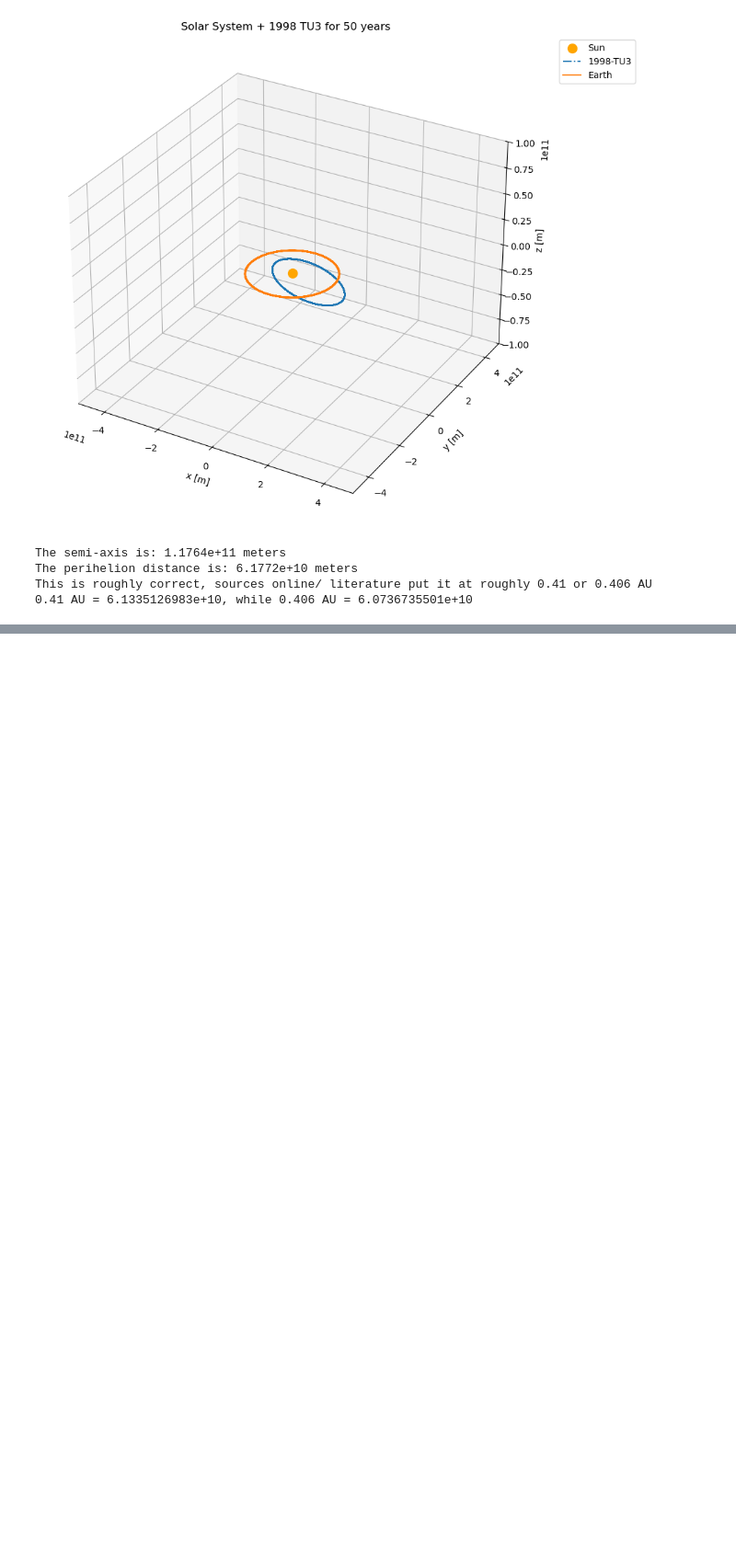
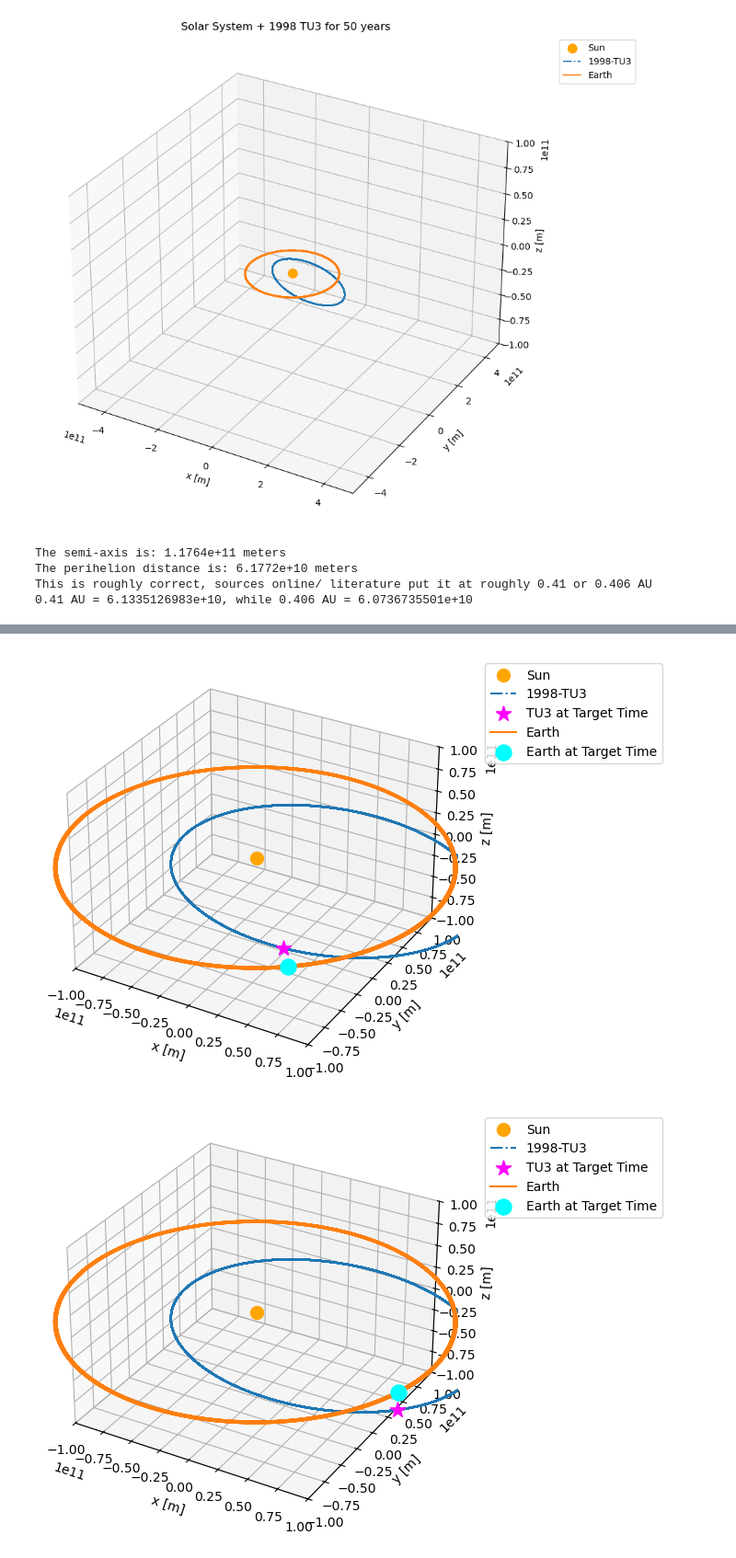
Before and after one commit to PocketBloom/Bachelor_Project, a Jupyter notebook: Planet_Effects/2_Earth_ON.ipynb, the cells around one changed output, grey strips where cells are left out. Shown at 92% size. Cells and saved outputs as stored; diff of their text form; code cells hidden in the pictures; blank space fills up the shorter version.

Commit message:
Seeing how close TU3 has gotten to Earth (ca 28 lunar distances)

```diff
--- a/Planet_Effects/2_Earth_ON.ipynb
+++ b/Planet_Effects/2_Earth_ON.ipynb
@@ -670,0 +804,16 @@ The perihelion precession: 4951.50715183522 arcesconds/ century
+# %%
+prev_big_step_1 = 3.97e+08
+aft_big_step_1 = 4e+8
+
+times_to_plot = [prev_big_step_1, aft_big_step_1]
+
+for t in times_to_plot:
+    current_position_function(
+        time_fun = t,
+        planet_name_fn = "Earth",
+        states_array_TU3_fn = states_array_TU3,
+        body_system_fn = body_system
+    )
+# %% [output]
+[figure, added]
+[figure, added]
```
Also changed, not shown: parts of 10 cells of this notebook.
